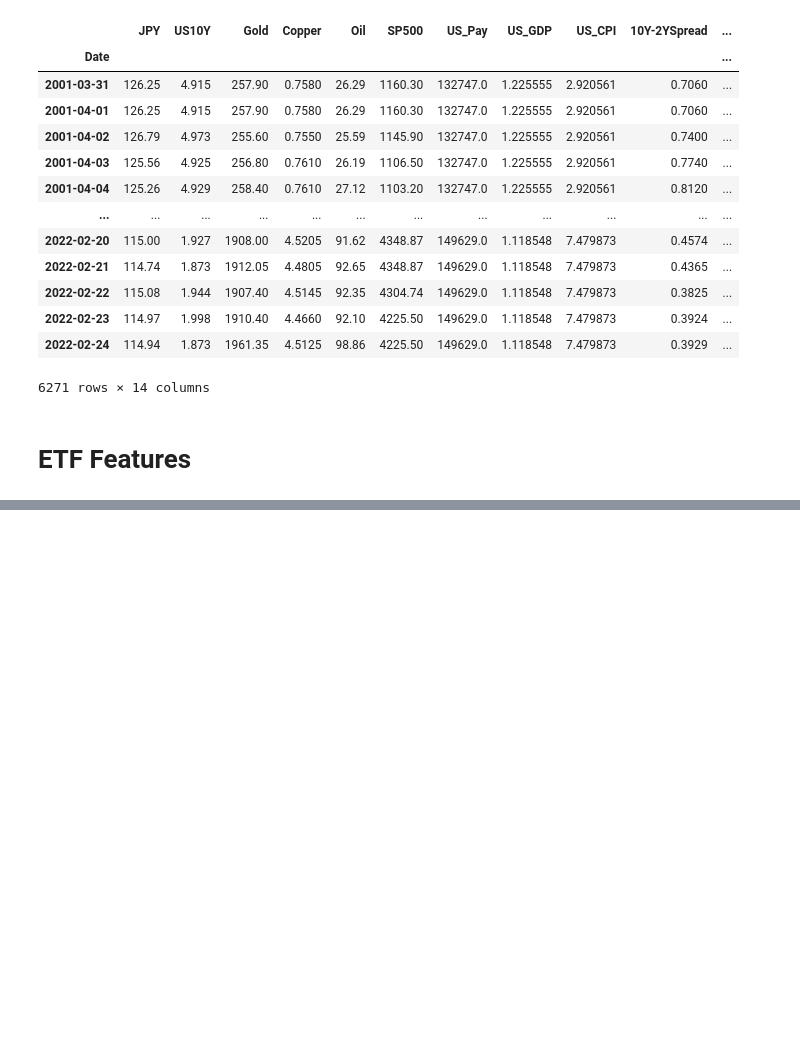
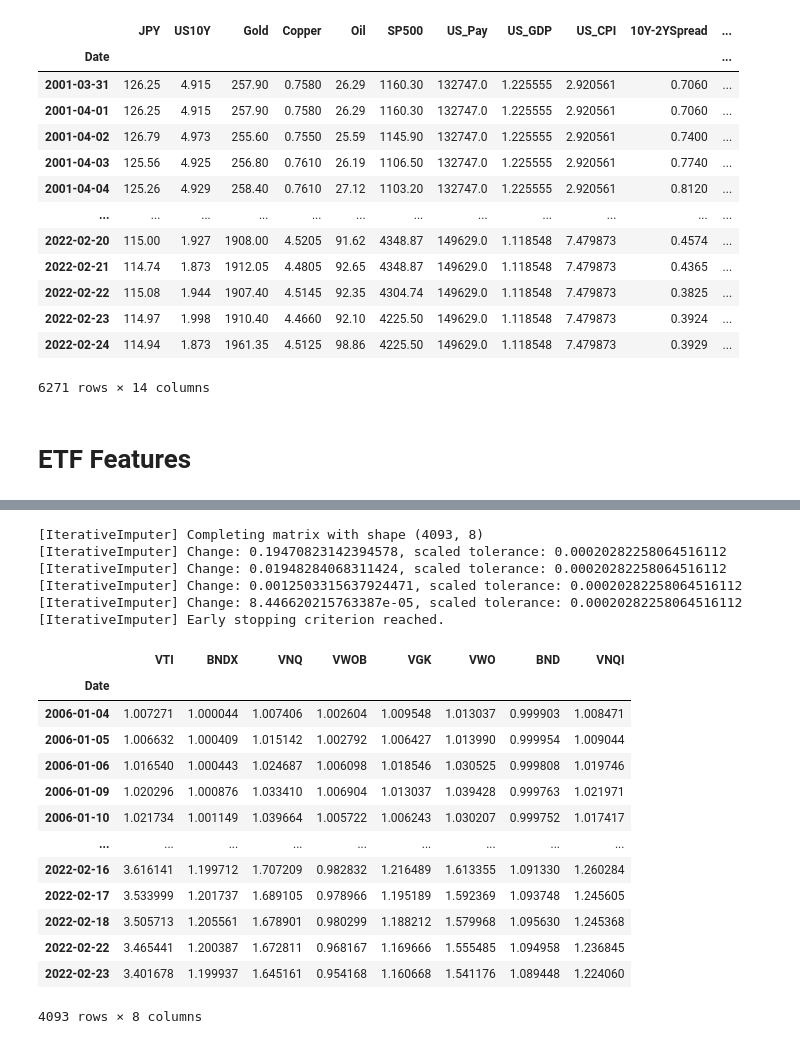
Before and after one commit to kibeomkim14/DL_Enhanced_RiskParity, a Jupyter notebook: DATA/data_processing.ipynb, the cells around one changed output, grey strips where cells are left out. Saved outputs shown, nothing was run; the diff lists cells and outputs as text; code cells hidden in the pictures; blank space fills up the shorter version.

```diff
--- a/DATA/data_processing.ipynb
+++ b/DATA/data_processing.ipynb
@@ -80,0 +96,23 @@ df_etf.columns = etf_names
+# %%
+# MICE Imputation
+from sklearn.experimental import enable_iterative_imputer
+from sklearn.impute import IterativeImputer
+from sklearn.linear_model import LinearRegression
+
+lr = LinearRegression()
+imp = IterativeImputer(estimator=lr, missing_values=np.nan, max_iter=200, verbose=1, skip_complete=True, imputation_order='roman')
+# %%
+df_etf.loc['2016-01-01':'2022-02-23'] = df_etf.loc['2016-01-01':'2022-02-23'].ffill()
+df_etf = df_etf.loc['2006-01-01':'2022-02-23']
+# %%
+df_ret = df_etf.copy().pct_change()
+
+df_ret_imputed = imp.fit_transform(df_ret.iloc[1:])
+df_ret_imputed = pd.DataFrame(df_ret_imputed, columns=df_etf.columns, index=df_etf.index[1:])
+# %% [output]
+[IterativeImputer] Completing matrix with shape (4093, 8)
+[IterativeImputer] Change: 0.19470823142394578, scaled tolerance: 0.00020282258064516112
+[IterativeImputer] Change: 0.01948284068311424, scaled tolerance: 0.00020282258064516112
+[IterativeImputer] Change: 0.0012503315637924471, scaled tolerance: 0.00020282258064516112
+[IterativeImputer] Change: 8.446620215763387e-05, scaled tolerance: 0.00020282258064516112
+[IterativeImputer] Early stopping criterion reached.
@@ -80,0 +121,17 @@ df_etf.columns = etf_names
+# %%
+ret_cumprod
+# %% [output]
+|  | VTI | BNDX | VNQ | VWOB | VGK | VWO | BND | VNQI |
+| Date |  |  |  |  |  |  |  |  |
+| 2006-01-04 | 1.007271 | 1.000044 | 1.007406 | 1.002604 | 1.009548 | 1.013037 | 0.999903 | 1.008471 |
+| 2006-01-05 | 1.006632 | 1.000409 | 1.015142 | 1.002792 | 1.006427 | 1.013990 | 0.999954 | 1.009044 |
+| 2006-01-06 | 1.016540 | 1.000443 | 1.024687 | 1.006098 | 1.018546 | 1.030525 | 0.999808 | 1.019746 |
+| 2006-01-09 | 1.020296 | 1.000876 | 1.033410 | 1.006904 | 1.013037 | 1.039428 | 0.999763 | 1.021971 |
+| 2006-01-10 | 1.021734 | 1.001149 | 1.039664 | 1.005722 | 1.006243 | 1.030207 | 0.999752 | 1.017417 |
+| ... | ... | ... | ... | ... | ... | ... | ... | ... |
+| 2022-02-16 | 3.616141 | 1.199712 | 1.707209 | 0.982832 | 1.216489 | 1.613355 | 1.091330 | 1.260284 |
+| 2022-02-17 | 3.533999 | 1.201737 | 1.689105 | 0.978966 | 1.195189 | 1.592369 | 1.093748 | 1.245605 |
+| 2022-02-18 | 3.505713 | 1.205561 | 1.678901 | 0.980299 | 1.188212 | 1.579968 | 1.095630 | 1.245368 |
+| 2022-02-22 | 3.465441 | 1.200387 | 1.672811 | 0.968167 | 1.169666 | 1.555485 | 1.094958 | 1.236845 |
+| 2022-02-23 | 3.401678 | 1.199937 | 1.645161 | 0.954168 | 1.160668 | 1.541176 | 1.089448 | 1.224060 |
+4093 rows × 8 columns
```
Also changed, not shown: parts of 11 cells of this notebook, 6 other files.
